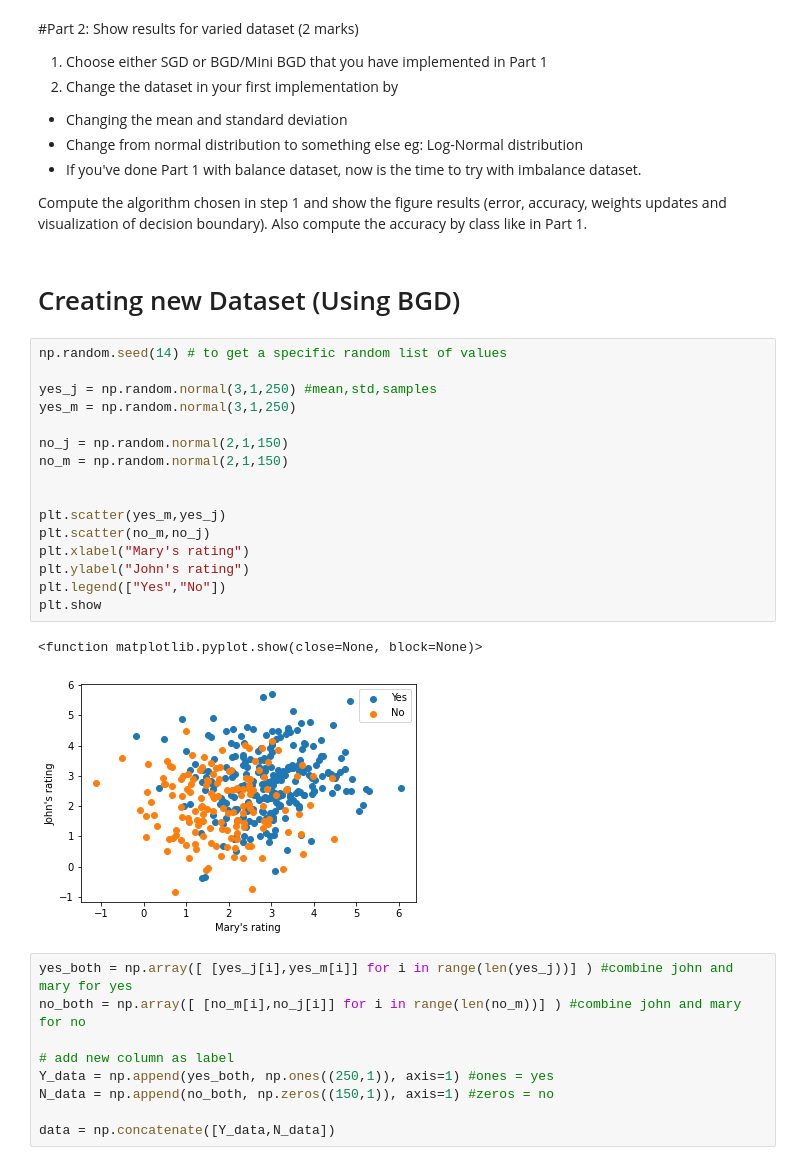
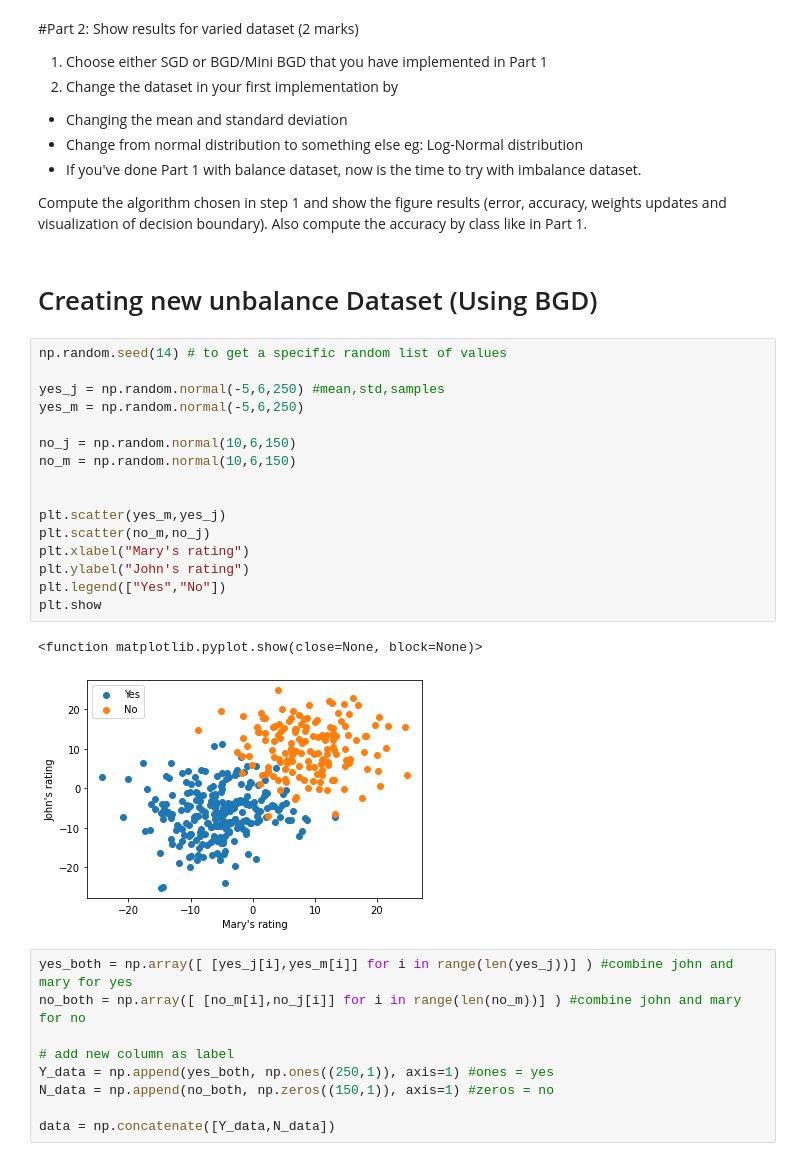
Before and after one commit to Fiquee/NeuralComputing, a Jupyter notebook: PerceptronAssignment_SGD_and_BGDMiniBGD_question_2021_22.ipynb, the cells around one changed output. Cells and saved outputs as stored; diff of their text form.

```diff
--- a/PerceptronAssignment_SGD_and_BGDMiniBGD_question_2021_22.ipynb
+++ b/PerceptronAssignment_SGD_and_BGDMiniBGD_question_2021_22.ipynb
@@ -652,26 +652,26 @@ YES class: 94.83%     NO class: 87.10%
 
 Compute the algorithm chosen in step 1 and show the figure results (error, accuracy, weights updates and  visualization of decision boundary). Also compute the accuracy by class like in Part 1.
 # %% [markdown]
-# Creating new Dataset (Using BGD)
+# Creating new unbalance Dataset (Using BGD)
 # %%
 np.random.seed(14) # to get a specific random list of values
 
-yes_j = np.random.normal(3,1,250) #mean,std,samples
-yes_m = np.random.normal(3,1,250)
+yes_j = np.random.normal(-5,6,250) #mean,std,samples
+yes_m = np.random.normal(-5,6,250)
 
-no_j = np.random.normal(2,1,150)
-no_m = np.random.normal(2,1,150)
+no_j = np.random.normal(10,6,150)
+no_m = np.random.normal(10,6,150)
 
 
 plt.scatter(yes_m,yes_j)
 plt.scatter(no_m,no_j)
 plt.xlabel("Mary's rating")
 plt.ylabel("John's rating")
 plt.legend(["Yes","No"])
 plt.show
 # %% [output]
 <function matplotlib.pyplot.show(close=None, block=None)>
-[figure, old version]
+[figure, new version]
 # %%
 yes_both = np.array([ [yes_j[i],yes_m[i]] for i in range(len(yes_j))] ) #combine john and mary for yes
 no_both = np.array([ [no_m[i],no_j[i]] for i in range(len(no_m))] ) #combine john and mary for no
```
Also changed, not shown: parts of 8 cells of this notebook.
